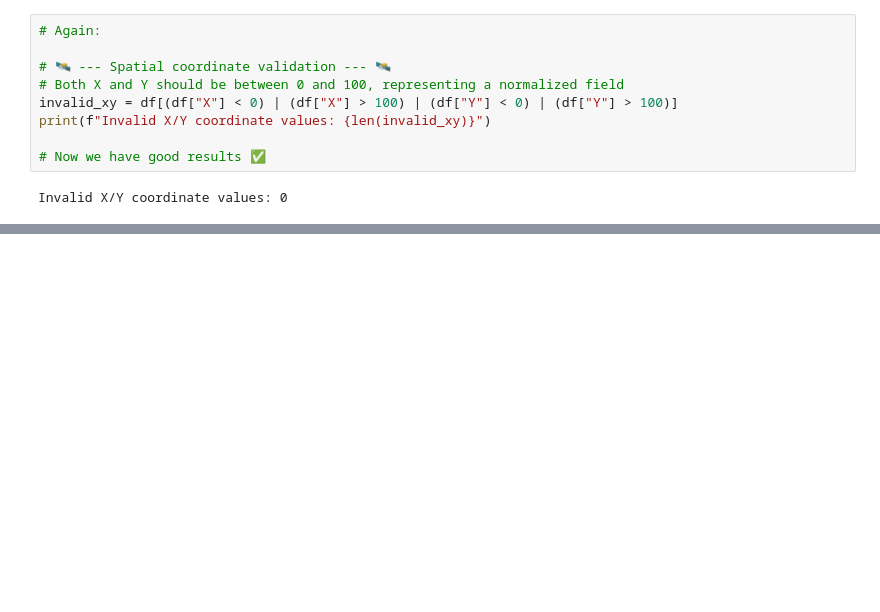
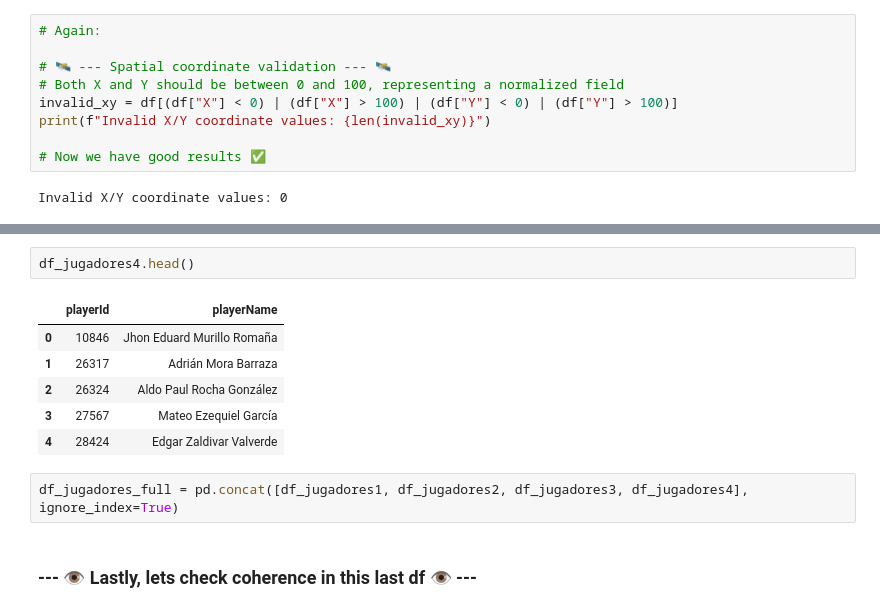
Before and after one commit to SLy-Precision/Player-Detection-and-Team-Performance-Prediction, a Jupyter notebook: 00_Data_Analysis_Extraction_Evaluation_.ipynb, the cells around one changed output, grey strips where cells are left out. Drawn from its saved outputs; the diff is of its cells as text; blank space fills up the shorter version.

```diff
--- a/00_Data_Analysis_Extraction_Evaluation_.ipynb
+++ b/00_Data_Analysis_Extraction_Evaluation_.ipynb
@@ -850,0 +948,13 @@ Invalid X/Y coordinate values: 0
+# %%
+df_jugadores4.head()
+# %% [output]
+|  | playerId | playerName |
+| 0 | 10846 | Jhon Eduard Murillo Romaña |
+| 1 | 26317 | Adrián Mora Barraza |
+| 2 | 26324 | Aldo Paul Rocha González |
+| 3 | 27567 | Mateo Ezequiel García |
+| 4 | 28424 | Edgar Zaldivar Valverde |
+# %%
+df_jugadores_full = pd.concat([df_jugadores1, df_jugadores2, df_jugadores3, df_jugadores4], ignore_index=True)
+# %% [markdown]
+### --- 👁️ Lastly, lets check coherence in this last df 👁️ ---
```
Also changed, not shown: parts of 19 cells of this notebook.
